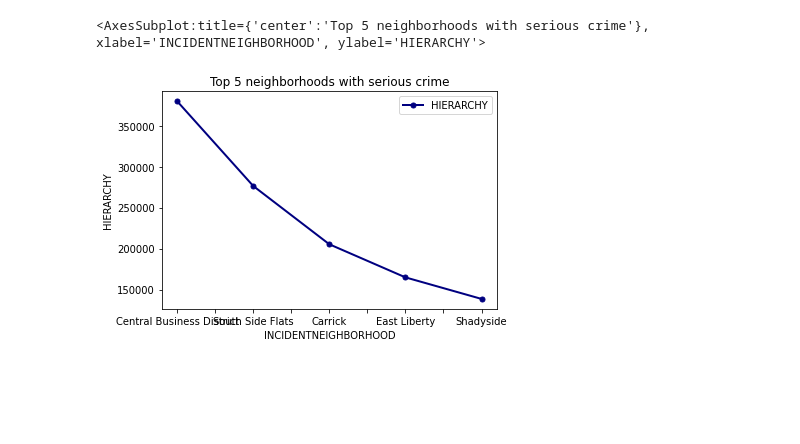
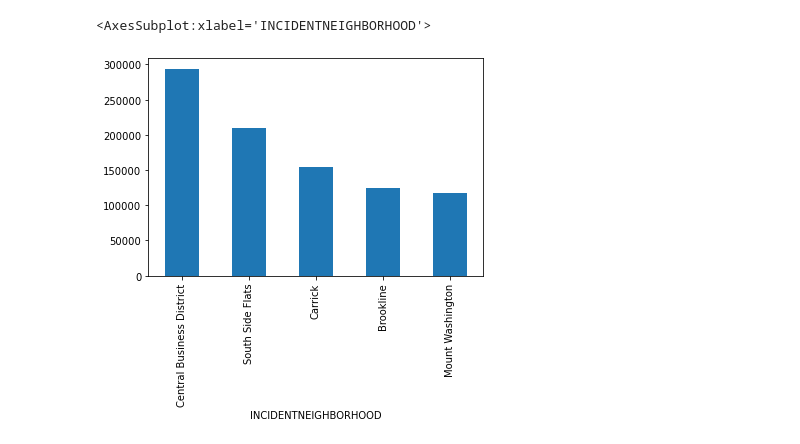
Before and after one commit to lampealex888/FinalProject, a Jupyter notebook: alexNotebook2.ipynb, the cells around one changed output. Cells and saved outputs as stored; diff of their text form; code cells hidden in the pictures; blank space fills up the shorter version.

```diff
--- a/alexNotebook2.ipynb
+++ b/alexNotebook2.ipynb
@@ -1,25 +1,16 @@
-# %%
-import pandas as pd
-import numpy as np
-%matplotlib inline
-import matplotlib.pyplot as plt
-
-# Load the data
-df = pd.read_csv('crime.csv', low_memory=False)
-
-# Assign new values for the "HIERARCHY" column so that higher equals a more serious crime.
-# Apply a lambda function to every value to swap from 1 being the most serious to 99 being the most serious.
-df['HIERARCHY']=df.apply(lambda x: 99 - x['HIERARCHY'],axis=1)
-
-# Find the 5 highest neighborhoods based on the sum of the crime level
-new_df = df.groupby(['INCIDENTNEIGHBORHOOD'])['HIERARCHY'].sum().nlargest(5)
-
-# Show the 5 neighborhoods with the most debt by number of houses.
-new_df.head(5)
-
-# Plot the 5 neighborhoods with the most debt by number of houses.
-new_df = new_df.to_frame()
-new_df.plot(xlabel='INCIDENTNEIGHBORHOOD', ylabel='HIERARCHY', lw=2, colormap='jet', marker='.', markersize=10, title='Top 5 neighborhoods with serious crime')
-# %% [output]
-<AxesSubplot:title={'center':'Top 5 neighborhoods with serious crime'}, xlabel='INCIDENTNEIGHBORHOOD', ylabel='HIERARCHY'>
-[figure, removed]
+# %%
+import pandas as pd
+import numpy as np
+import matplotlib.pyplot as plt
+
+# Load the data
+df = pd.read_csv('crime.csv', low_memory=False)
+
+# Creates a new data frame which groups incident neighborhood as y value
+# and the heirarchy sum as the x value. Only the top 10 are kept in the new
+# dataframe. And then the data is plotted.
+new_df = df.groupby(['INCIDENTNEIGHBORHOOD'])['HIERARCHY'].sum().nlargest(5)
+new_df.plot(kind="bar")
+# %% [output]
+<AxesSubplot:xlabel='INCIDENTNEIGHBORHOOD'>
+[figure, added]
```
Also changed, not shown: parts of 2 cells of this notebook.
